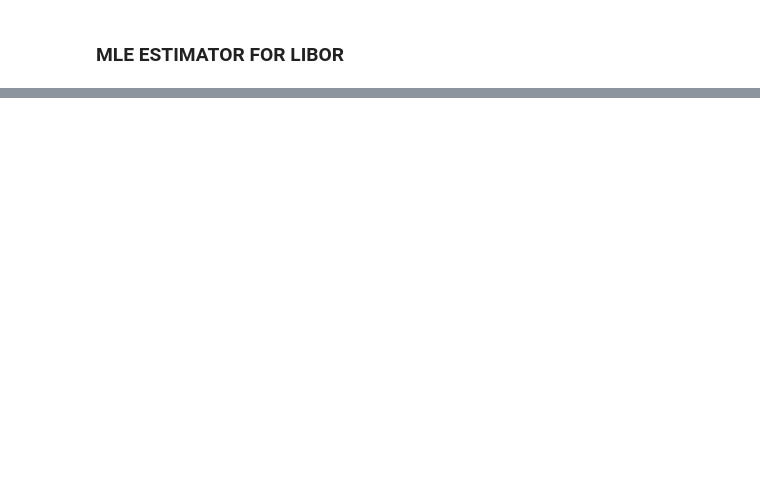
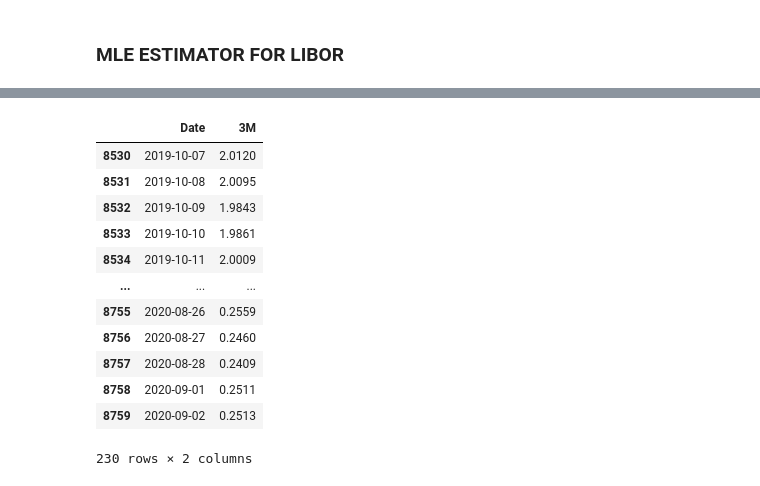
Before and after one commit to abhishekprog0/StructuredPricingEngine, a Jupyter notebook: Structured & Hybrid Project 2020.ipynb, the cells around one changed output, grey strips where cells are left out. Cells and saved outputs as stored; diff of their text form; code cells hidden in the pictures; blank space fills up the shorter version.

```diff
--- a/Structured & Hybrid Project 2020.ipynb
+++ b/Structured & Hybrid Project 2020.ipynb
@@ -161,3 +163,19 @@ df.head()
+# %%
+df
+# %% [output]
+|  | Date | 3M |
+| 8530 | 2019-10-07 | 2.0120 |
+| 8531 | 2019-10-08 | 2.0095 |
+| 8532 | 2019-10-09 | 1.9843 |
+| 8533 | 2019-10-10 | 1.9861 |
+| 8534 | 2019-10-11 | 2.0009 |
+| ... | ... | ... |
+| 8755 | 2020-08-26 | 0.2559 |
+| 8756 | 2020-08-27 | 0.2460 |
+| 8757 | 2020-08-28 | 0.2409 |
+| 8758 | 2020-09-01 | 0.2511 |
+| 8759 | 2020-09-02 | 0.2513 |
+230 rows × 2 columns
 # %%
 r = np.array(df['3M'])
 a = r[:len(r)-1]
```
Also changed, not shown: parts of 13 cells of this notebook, 1 other file.
